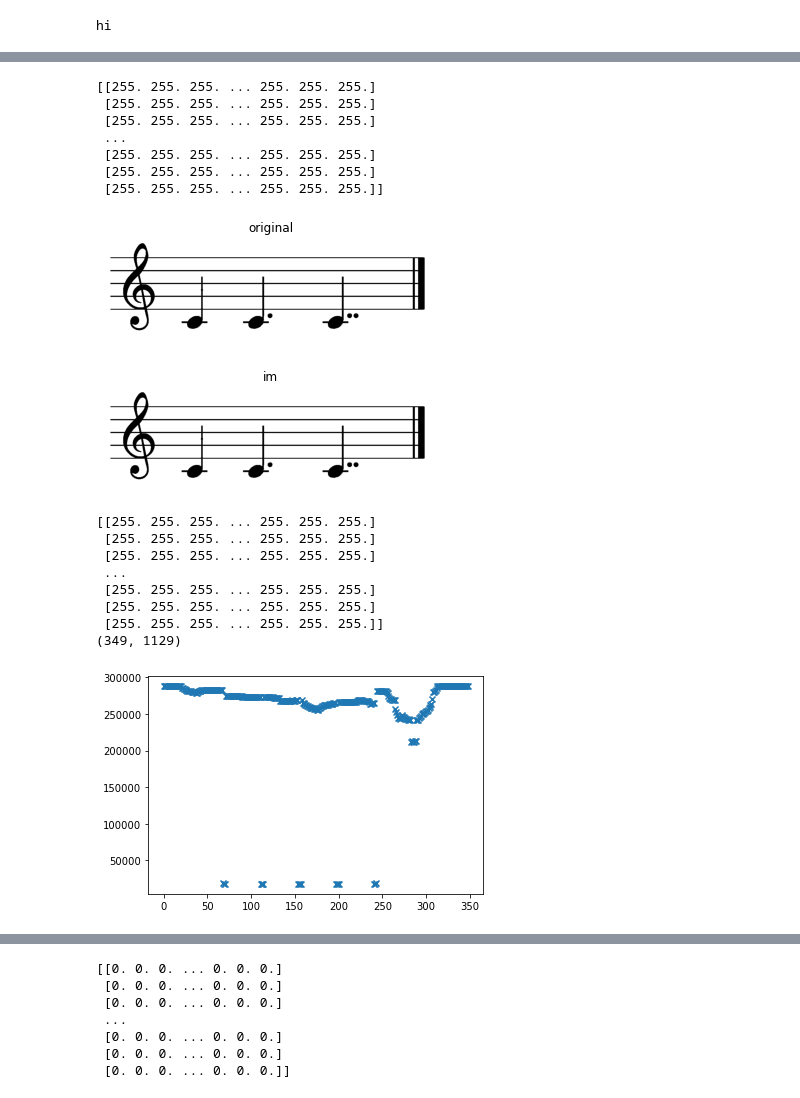
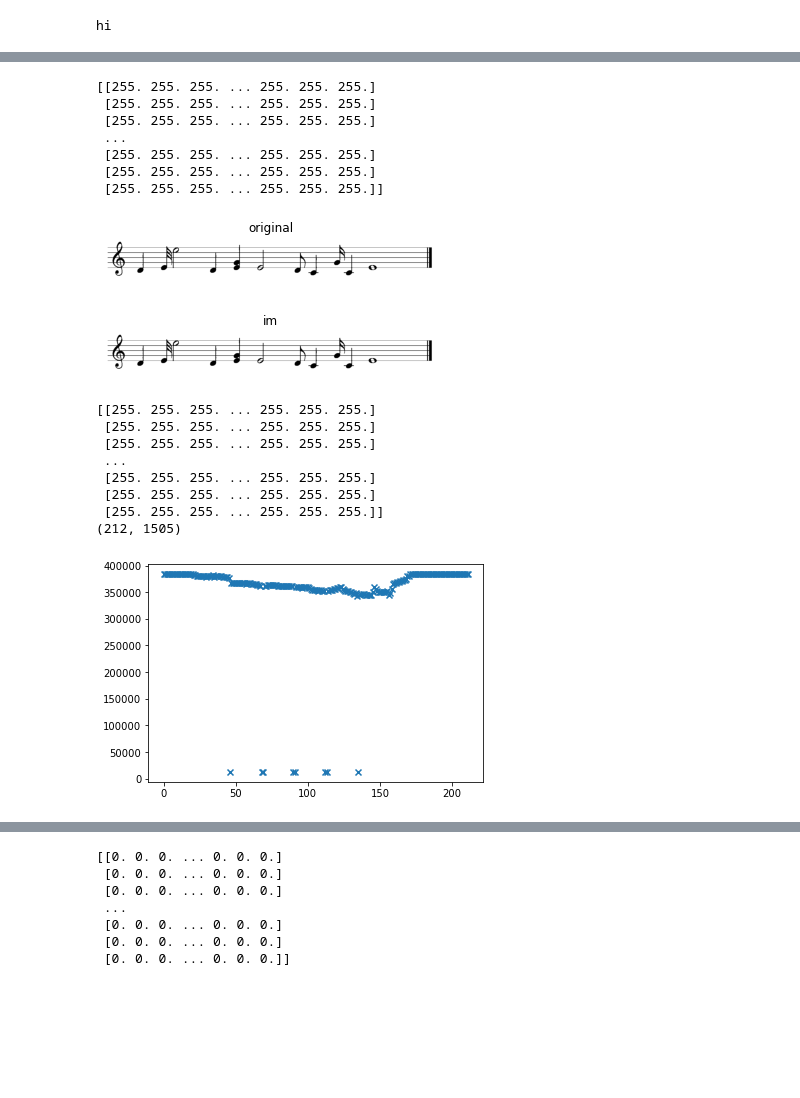
Before and after one commit to marait123/music-notes-reader, a Jupyter notebook: part1.ipynb, the cells around one changed output, grey strips where cells are left out. Saved outputs shown, nothing was run; the diff lists cells and outputs as text; code cells hidden in the pictures; blank space fills up the shorter version.

Commit message:
Added Matching Code + Updated Some Images

```diff
--- a/part1.ipynb
+++ b/part1.ipynb
@@ -233,22 +236,22 @@ images/Notes/Natural-Note.png
 # %%
 # images_paths = ['images/music1.JPG', 'images/32_sheet_001.jpg','images/8th_Sheet1.jpeg']
 images_paths = [ f"test-cases/0{i+1}.PNG" for i in range(9)]
 
-original_image = io.imread(images_paths[5])
+original_image = io.imread(images_paths[0])
 gray_image = rgb2gray(original_image)
 binary_image = binarize(gray_image)
 print(binary_image)
 inverted_image = 255 - binary_image
 show_images([binary_image],['original'])
 # %% [output]
 [[255. 255. 255. ... 255. 255. 255.]
  [255. 255. 255. ... 255. 255. 255.]
  [255. 255. 255. ... 255. 255. 255.]
  ...
  [255. 255. 255. ... 255. 255. 255.]
  [255. 255. 255. ... 255. 255. 255.]
  [255. 255. 255. ... 255. 255. 255.]]
-[figure, old version]
+[figure, new version]
 # %%
 # binary_image = binary_image/255
 
@@ -269,7 +272,7 @@ print(image.shape)
 # for i, s in enumerate(row_sums):
 #     print(s)
 # %% [output]
-[figure, old version]
+[figure, new version]
 [[255. 255. 255. ... 255. 255. 255.]
  [255. 255. 255. ... 255. 255. 255.]
  [255. 255. 255. ... 255. 255. 255.]
@@ -277,8 +280,8 @@ print(image.shape)
  [255. 255. 255. ... 255. 255. 255.]
  [255. 255. 255. ... 255. 255. 255.]
  [255. 255. 255. ... 255. 255. 255.]]
-(349, 1129)
+(212, 1505)
-[figure, old version]
+[figure, new version]
 # %%
 # images_paths = ['images/music1.JPG', 'images/32_sheet_001.jpg','images/8th_Sheet1.jpeg']
 # images_paths = ['test-cases/01.png','test-cases/02.png','images/music1.JPG', 'images/32_sheet_001.jpg','images/8th_Sheet1.jpeg']
```
Also changed, not shown: parts of 6 cells of this notebook, 4 other files.
